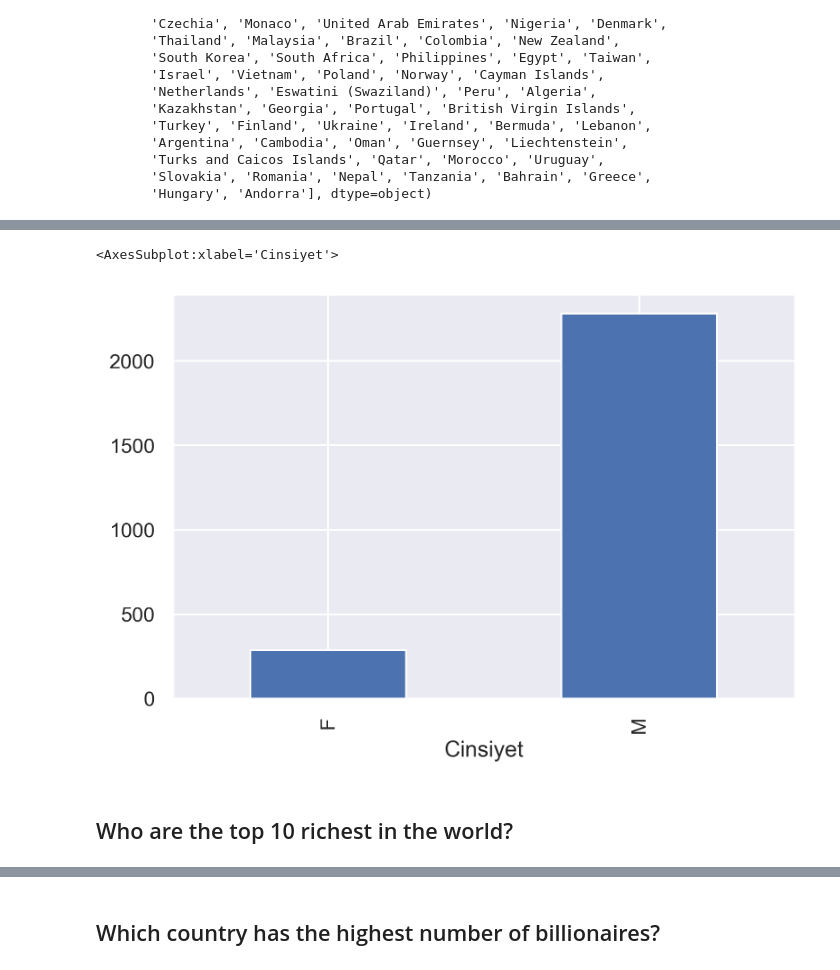
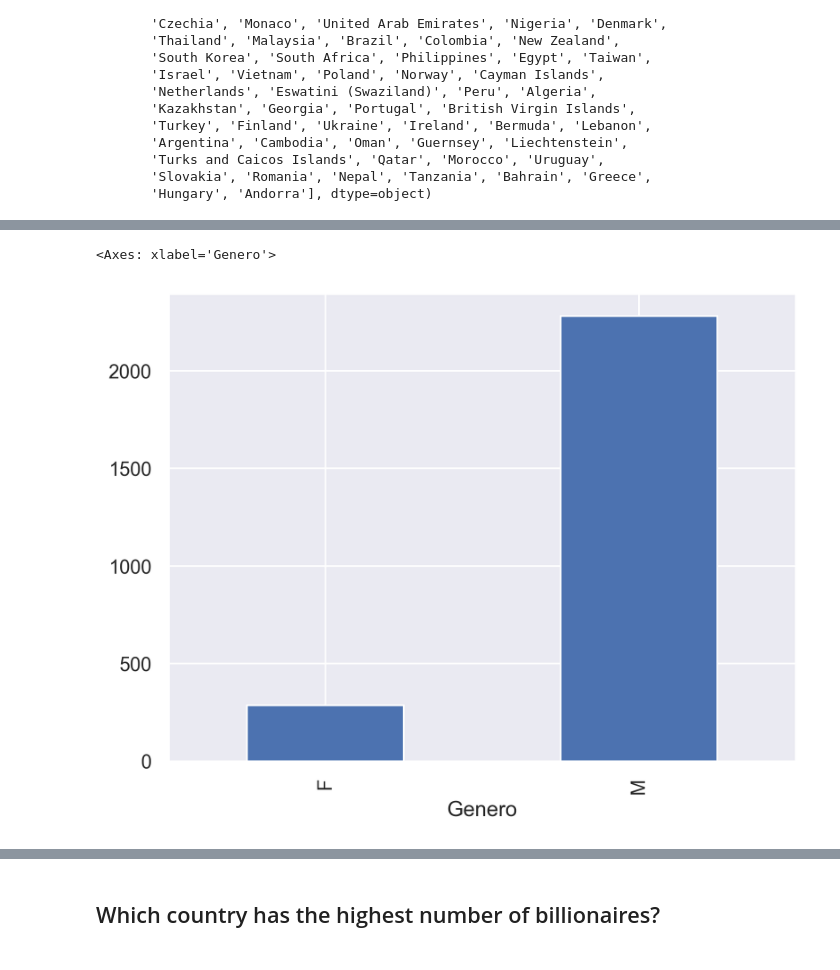
Before and after one commit to nzepedacc/Pandas, a Jupyter notebook: 30-Data-Analsis-with Python.ipynb, the cells around one changed output, grey strips where cells are left out. Saved outputs shown, nothing was run; the diff lists cells and outputs as text; code cells hidden in the pictures.

```diff
--- a/30-Data-Analsis-with Python.ipynb
+++ b/30-Data-Analsis-with Python.ipynb
@@ -9,7 +9,7 @@ Happy learning
 # %%
 import pandas as pd
 # %%
-df = pd.read_csv("DataSets/forbes_2022_billionaires.csv")
+df = pd.read_csv("./Data/forbes_2022_billionaires.csv")
 # %%
 df.head()
 # %% [output]
@@ -47,9 +47,9 @@ df.head()
 | 3 | 4 | Bill Gates | 66.0 | 129000.0 | Technology | United States | M |
 | 4 | 5 | Warren Buffett | 91.0 | 118000.0 | Finance & Investments | United States | M |
 # %%
-df=df.rename(columns={"rank":"Sıra","personName":"İsim","age":"Yaş",
-                      "finalWorth":"Servet","category":"Kategori",
-                       "country":"Ülke", "gender":"Cinsiyet"})
+df=df.rename(columns={"rank":"Ranking","personName":"Nombre","age":"Edad",
+                      "finalWorth":"Valor","category":"Categoria",
+                       "country":"Pais", "gender":"Genero"})
 # %%
 df.head()
 # %% [output]
@@ -60,7 +60,7 @@ df.head()
 | 3 | 4 | Bill Gates | 66.0 | 129000.0 | Technology | United States | M |
 | 4 | 5 | Warren Buffett | 91.0 | 118000.0 | Finance & Investments | United States | M |
 # %%
-df = df.set_index("Sıra")
+df = df.set_index("Ranking")
 # %%
 df.head()
 # %% [output]
@@ -144,3 +178,3 @@ Name: Cinsiyet, dtype: float64
 # %%
-df_cinsiyet = df.groupby(["Cinsiyet"])
+df_genero = df.groupby(["Genero"])
 # %%
@@ -157,9 +214,7 @@ sns.set(rc = {"figure.dpi":300})
 import warnings
 warnings.filterwarnings("ignore")
 # %%
-df_cinsiyet.size().plot(kind = "bar")
+df_genero.size().plot(kind = "bar")
 # %% [output]
-<AxesSubplot:xlabel='Cinsiyet'>
+<Axes: xlabel='Genero'>
-[figure, old version]
+[figure, new version]
-# %% [markdown]
-## Who are the top 10 richest in the world?
```
Also changed, not shown: parts of 41 cells of this notebook.
